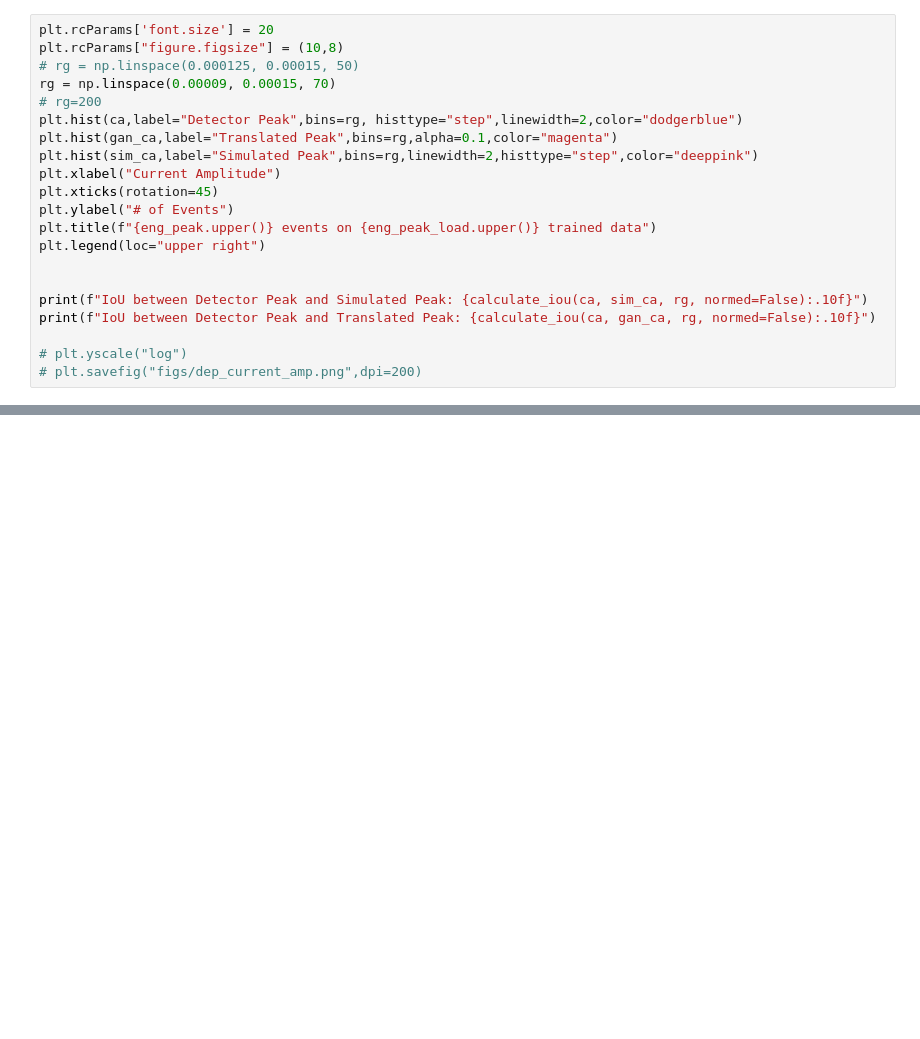
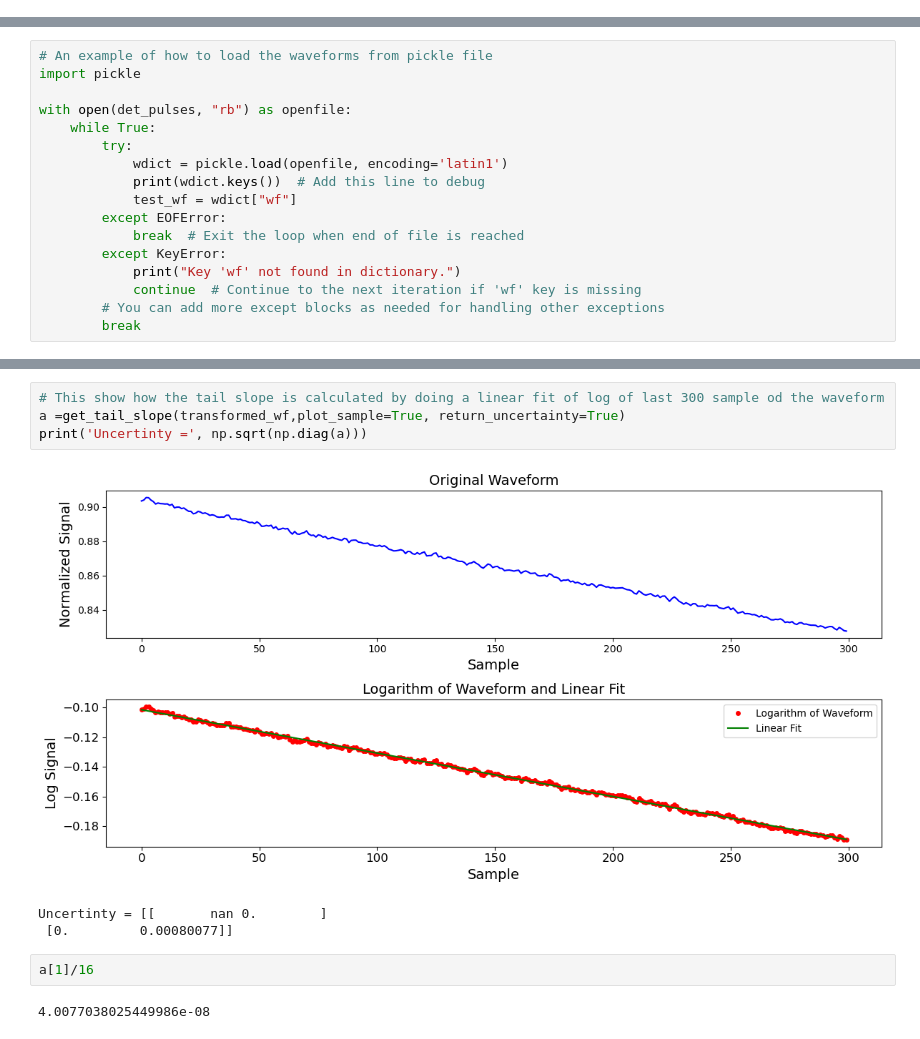
Before and after one commit to aobol/CPU-Net, a Jupyter notebook: Validation.ipynb, the cells around one changed output, grey strips where cells are left out. Drawn from its saved outputs; the diff is of its cells as text; blank space fills up the shorter version.

```diff
--- a/Validation.ipynb
+++ b/Validation.ipynb
@@ -817,21 +0,0 @@ IoU: 52.4396070725
-# %%
-plt.rcParams['font.size'] = 20
-plt.rcParams["figure.figsize"] = (10,8)
-# rg = np.linspace(0.000125, 0.00015, 50)
-rg = np.linspace(0.00009, 0.00015, 70)
-# rg=200
-plt.hist(ca,label="Detector Peak",bins=rg, histtype="step",linewidth=2,color="dodgerblue")
-plt.hist(gan_ca,label="Translated Peak",bins=rg,alpha=0.1,color="magenta")
-plt.hist(sim_ca,label="Simulated Peak",bins=rg,linewidth=2,histtype="step",color="deeppink")
-plt.xlabel("Current Amplitude")
-plt.xticks(rotation=45)
-plt.ylabel("# of Events")
-plt.title(f"{eng_peak.upper()} events on {eng_peak_load.upper()} trained data")
-plt.legend(loc="upper right")
-
-
-print(f"IoU between Detector Peak and Simulated Peak: {calculate_iou(ca, sim_ca, rg, normed=False):.10f}")
-print(f"IoU between Detector Peak and Translated Peak: {calculate_iou(ca, gan_ca, rg, normed=False):.10f}")
-
-# plt.yscale("log")
-# plt.savefig("figs/dep_current_amp.png",dpi=200)
@@ -841,0 +41,17 @@ IoU between Detector Peak and Translated Peak: 36.9179757120
+# %%
+# An example of how to load the waveforms from pickle file
+import pickle
+
+with open(det_pulses, "rb") as openfile:
+    while True:
+        try:
+            wdict = pickle.load(openfile, encoding='latin1')
+            print(wdict.keys())  # Add this line to debug
+            test_wf = wdict["wf"]
+        except EOFError:
+            break  # Exit the loop when end of file is reached
+        except KeyError:
+            print("Key 'wf' not found in dictionary.")
+            continue  # Continue to the next iteration if 'wf' key is missing
+        # You can add more except blocks as needed for handling other exceptions
+        break
@@ -841,0 +155,12 @@ IoU between Detector Peak and Translated Peak: 36.9179757120
+# %%
+# This show how the tail slope is calculated by doing a linear fit of log of last 300 sample od the waveform
+a =get_tail_slope(transformed_wf,plot_sample=True, return_uncertainty=True)
+print('Uncertinty =', np.sqrt(np.diag(a)))
+# %% [output]
+[figure, added]
+Uncertinty = [[       nan 0.        ]
+ [0.         0.00080077]]
+# %%
+a[1]/16
+# %% [output]
+4.0077038025449986e-08
```
Also changed, not shown: parts of 47 cells of this notebook, 13 other files.
